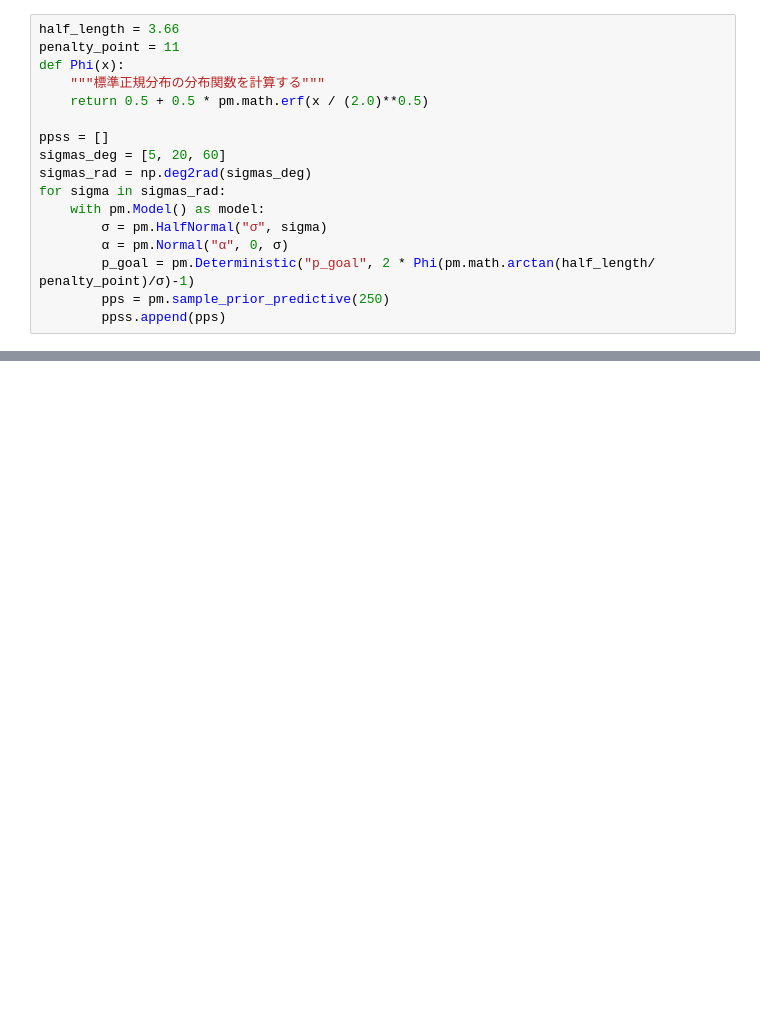
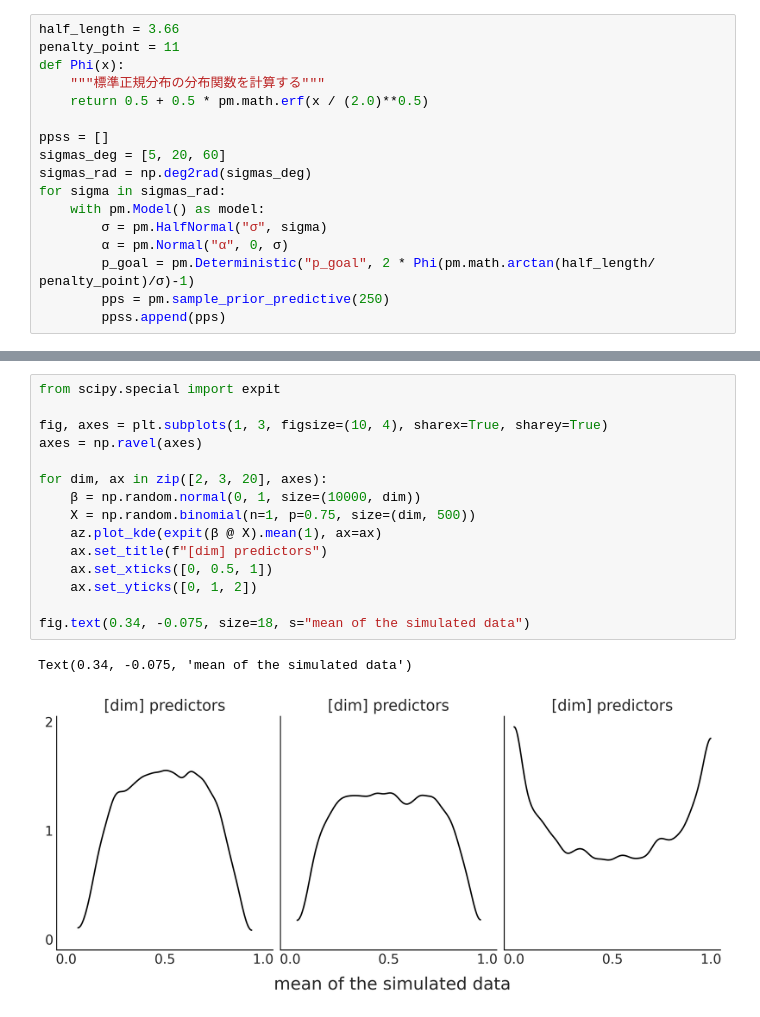
Before and after one commit to styuk/Time-Seriese, a Jupyter notebook: python/exanalysis.ipynb, the cells around one changed output, grey strips where cells are left out. Cells and saved outputs as stored; diff of their text form; blank space fills up the shorter version.

```diff
--- a/python/exanalysis.ipynb
+++ b/python/exanalysis.ipynb
@@ -73,0 +74,18 @@ fig.colorbar(cax, extend="min", ticks=[1, 0.5, 0.1], shrink=0.7, aspect=40)
+# %%
+from scipy.special import expit
+
+fig, axes = plt.subplots(1, 3, figsize=(10, 4), sharex=True, sharey=True)
+axes = np.ravel(axes)
+
+for dim, ax in zip([2, 3, 20], axes):
+    β = np.random.normal(0, 1, size=(10000, dim))
+    X = np.random.binomial(n=1, p=0.75, size=(dim, 500))
+    az.plot_kde(expit(β @ X).mean(1), ax=ax)
+    ax.set_title(f"[dim] predictors")
+    ax.set_xticks([0, 0.5, 1])
+    ax.set_yticks([0, 1, 2])
+
+fig.text(0.34, -0.075, size=18, s="mean of the simulated data")
+# %% [output]
+Text(0.34, -0.075, 'mean of the simulated data')
+[figure, added]
```
Also changed, not shown: parts of 1 cell of this notebook.
